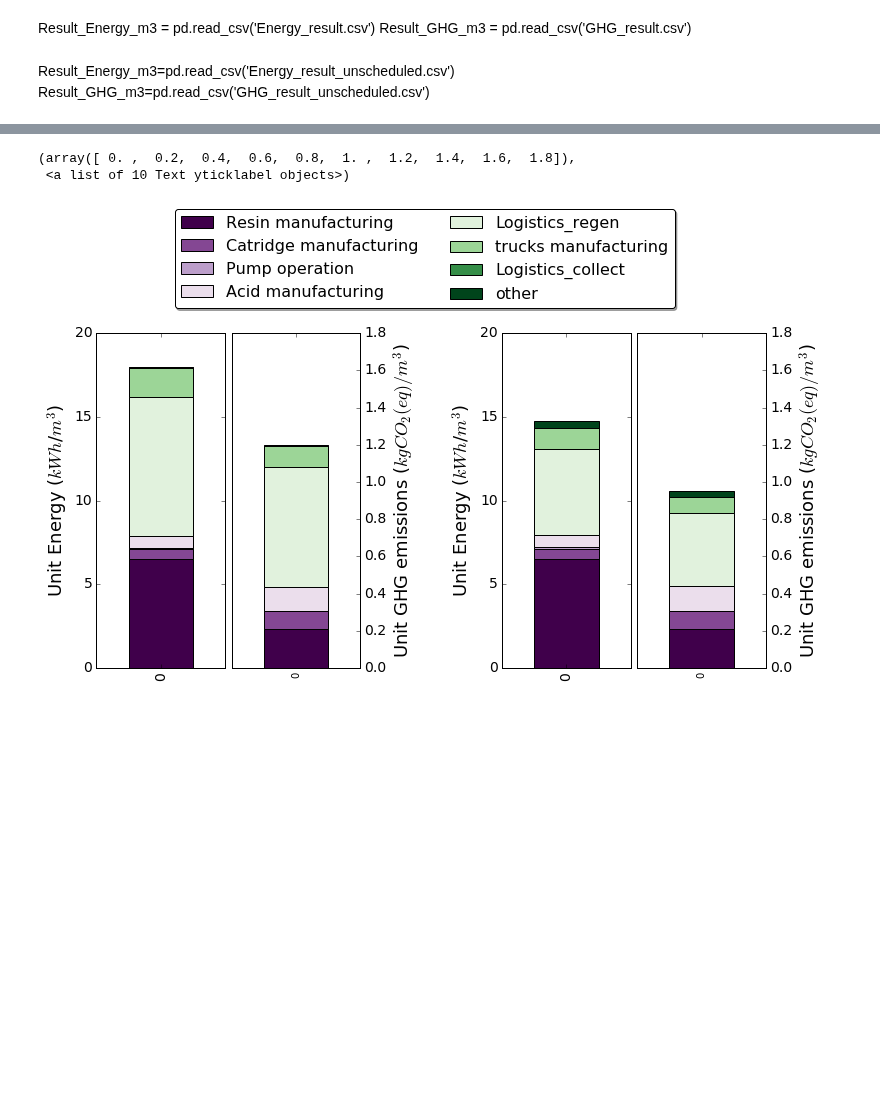
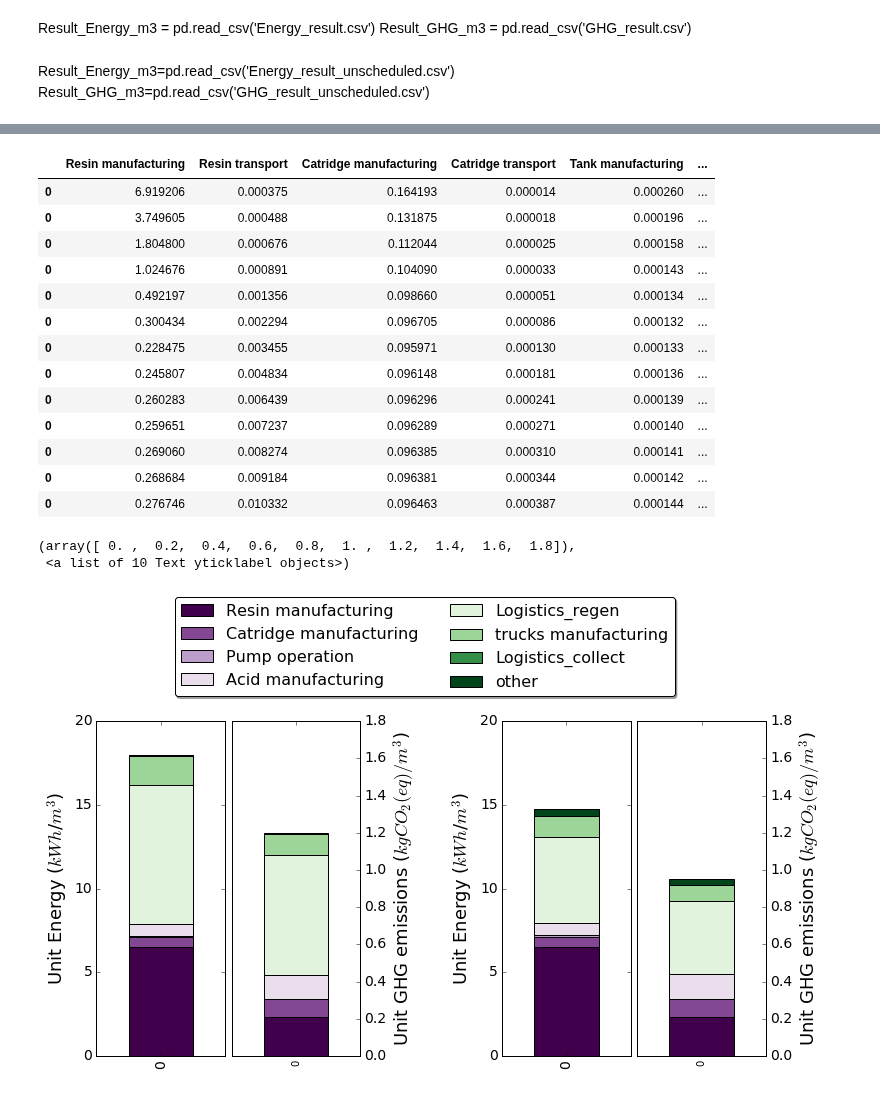
Before and after one commit to okavvada/Urine-Project, a Jupyter notebook: Run_LCA_model.ipynb, the cells around one changed output, grey strips where cells are left out. Cells and saved outputs as stored; diff of their text form; code cells hidden in the pictures; blank space fills up the shorter version.

```diff
--- a/Run_LCA_model.ipynb
+++ b/Run_LCA_model.ipynb
@@ -81,3 +97,20 @@ plt.ylabel('Unit Cost ($/m^3$)', fontsize = 20)
+# %%
+Result_COST_m3
+# %% [output]
+|  | Resin manufacturing | Resin transport | Catridge manufacturing | Catridge transport | Tank manufacturing | ... |
+| 0 | 6.919206 | 0.000375 | 0.164193 | 0.000014 | 0.000260 | ... |
+| 0 | 3.749605 | 0.000488 | 0.131875 | 0.000018 | 0.000196 | ... |
+| 0 | 1.804800 | 0.000676 | 0.112044 | 0.000025 | 0.000158 | ... |
+| 0 | 1.024676 | 0.000891 | 0.104090 | 0.000033 | 0.000143 | ... |
+| 0 | 0.492197 | 0.001356 | 0.098660 | 0.000051 | 0.000134 | ... |
+| 0 | 0.300434 | 0.002294 | 0.096705 | 0.000086 | 0.000132 | ... |
+| 0 | 0.228475 | 0.003455 | 0.095971 | 0.000130 | 0.000133 | ... |
+| 0 | 0.245807 | 0.004834 | 0.096148 | 0.000181 | 0.000136 | ... |
+| 0 | 0.260283 | 0.006439 | 0.096296 | 0.000241 | 0.000139 | ... |
+| 0 | 0.259651 | 0.007237 | 0.096289 | 0.000271 | 0.000140 | ... |
+| 0 | 0.269060 | 0.008274 | 0.096385 | 0.000310 | 0.000141 | ... |
+| 0 | 0.268684 | 0.009184 | 0.096381 | 0.000344 | 0.000142 | ... |
+| 0 | 0.276746 | 0.010332 | 0.096463 | 0.000387 | 0.000144 | ... |
 # %%
 Result_Energy_m3_plot = Result_Energy_m3.drop('sum',1).drop('n_facilities',1)
 Result_GHG_m3_plot = Result_GHG_m3.drop('sum',1).drop('n_facilities',1)
```
Also changed, not shown: parts of 4 cells of this notebook, 5 other files.
